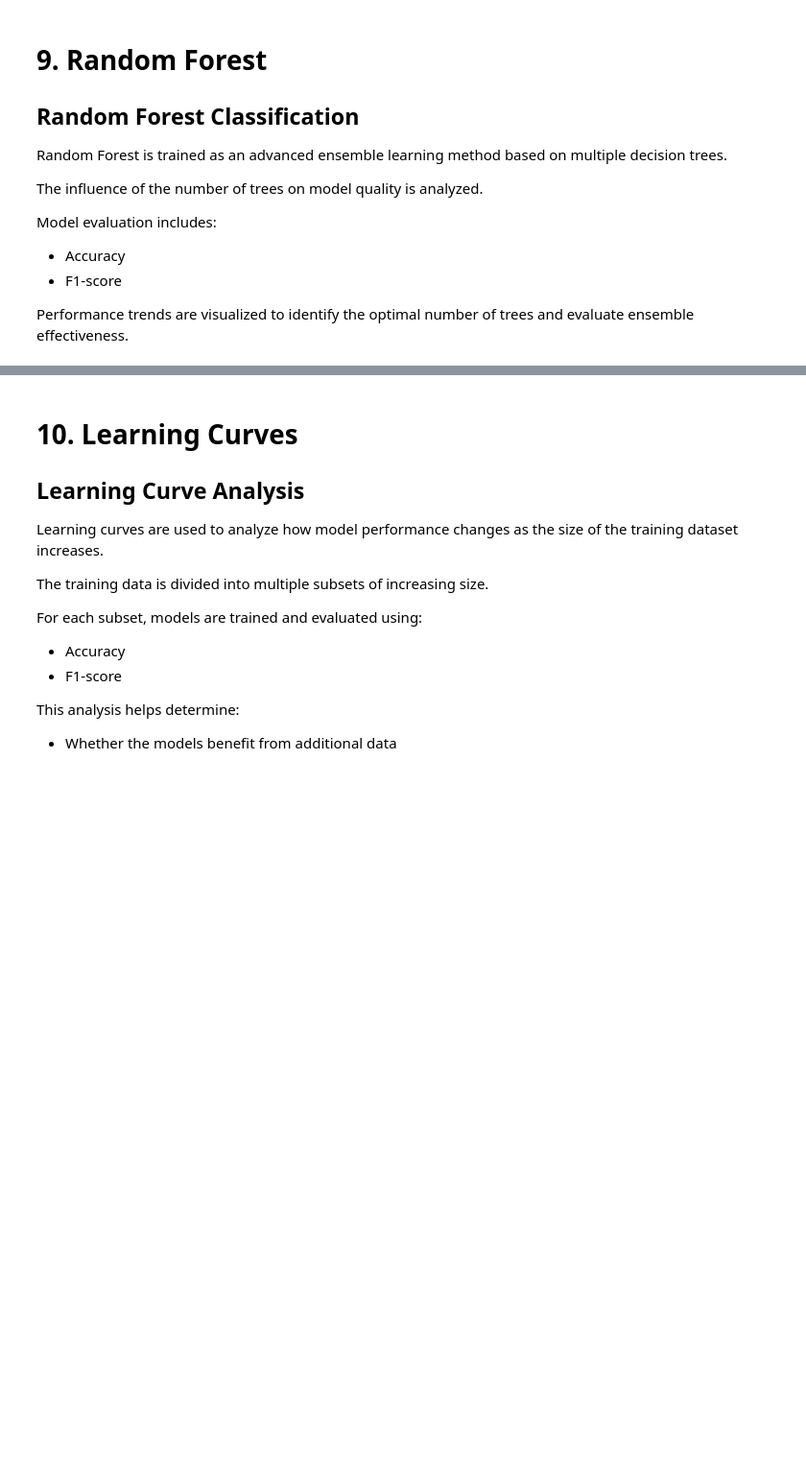
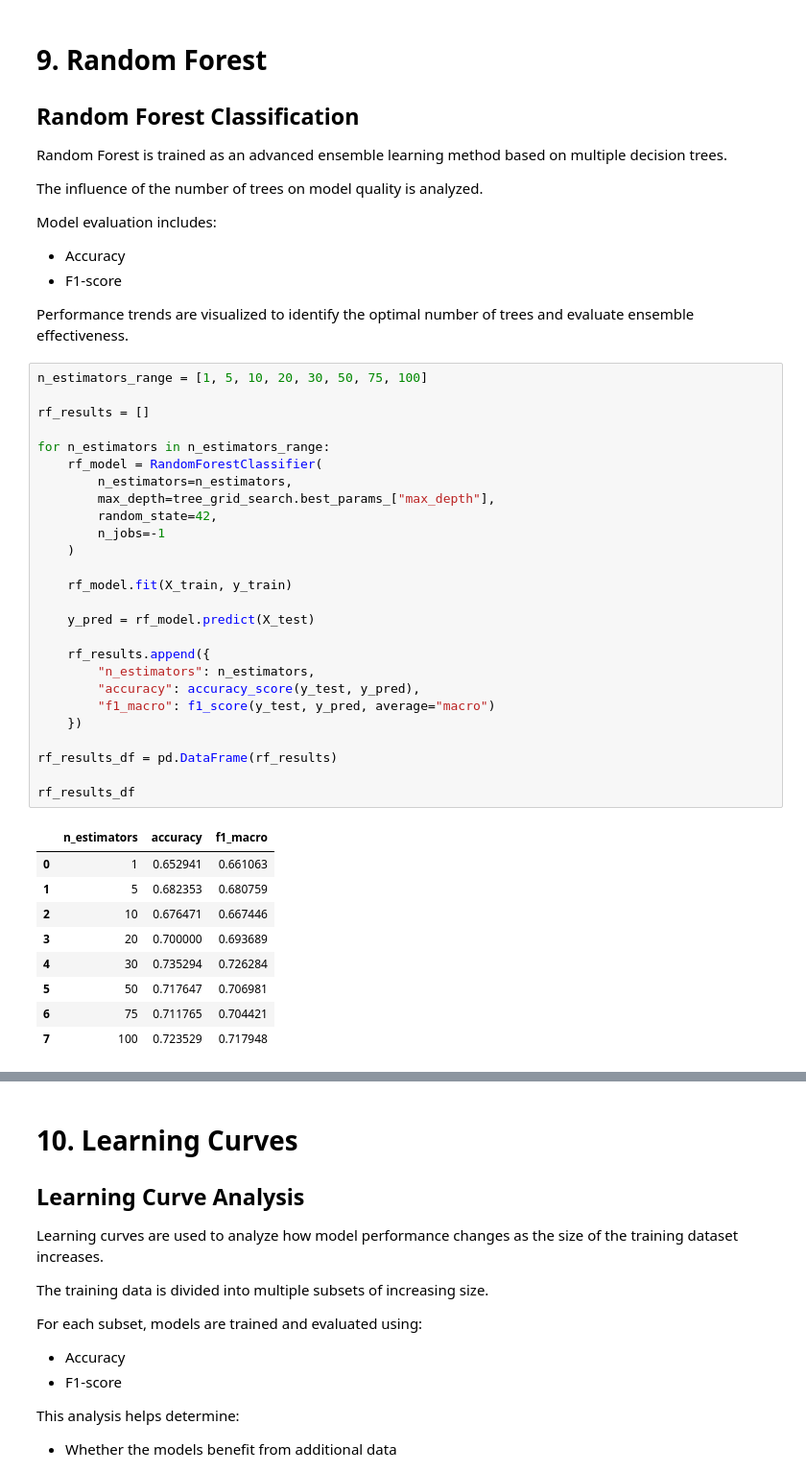
Before and after one commit to Haruw09/vehicle-silhouettes-ml-pipeline, a Jupyter notebook: notebooks/ml_pipeline.ipynb, the cells around one changed output, grey strips where cells are left out. Shown at 96% size. Saved outputs shown, nothing was run; the diff lists cells and outputs as text; blank space fills up the shorter version.

```diff
--- a/notebooks/ml_pipeline.ipynb
+++ b/notebooks/ml_pipeline.ipynb
@@ -1035,3 +1035,39 @@ Model evaluation includes:
 - F1-score
 
 Performance trends are visualized to identify the optimal number of trees and evaluate ensemble effectiveness.
+# %%
+n_estimators_range = [1, 5, 10, 20, 30, 50, 75, 100]
+
+rf_results = []
+
+for n_estimators in n_estimators_range:
+    rf_model = RandomForestClassifier(
+        n_estimators=n_estimators,
+        max_depth=tree_grid_search.best_params_["max_depth"],
+        random_state=42,
+        n_jobs=-1
+    )
+
+    rf_model.fit(X_train, y_train)
+
+    y_pred = rf_model.predict(X_test)
+
+    rf_results.append({
+        "n_estimators": n_estimators,
+        "accuracy": accuracy_score(y_test, y_pred),
+        "f1_macro": f1_score(y_test, y_pred, average="macro")
+    })
+
+rf_results_df = pd.DataFrame(rf_results)
+
+rf_results_df
+# %% [output]
+|  | n_estimators | accuracy | f1_macro |
+| 0 | 1 | 0.652941 | 0.661063 |
+| 1 | 5 | 0.682353 | 0.680759 |
+| 2 | 10 | 0.676471 | 0.667446 |
+| 3 | 20 | 0.700000 | 0.693689 |
+| 4 | 30 | 0.735294 | 0.726284 |
+| 5 | 50 | 0.717647 | 0.706981 |
+| 6 | 75 | 0.711765 | 0.704421 |
+| 7 | 100 | 0.723529 | 0.717948 |
```
Also changed, not shown: parts of 3 cells of this notebook.
